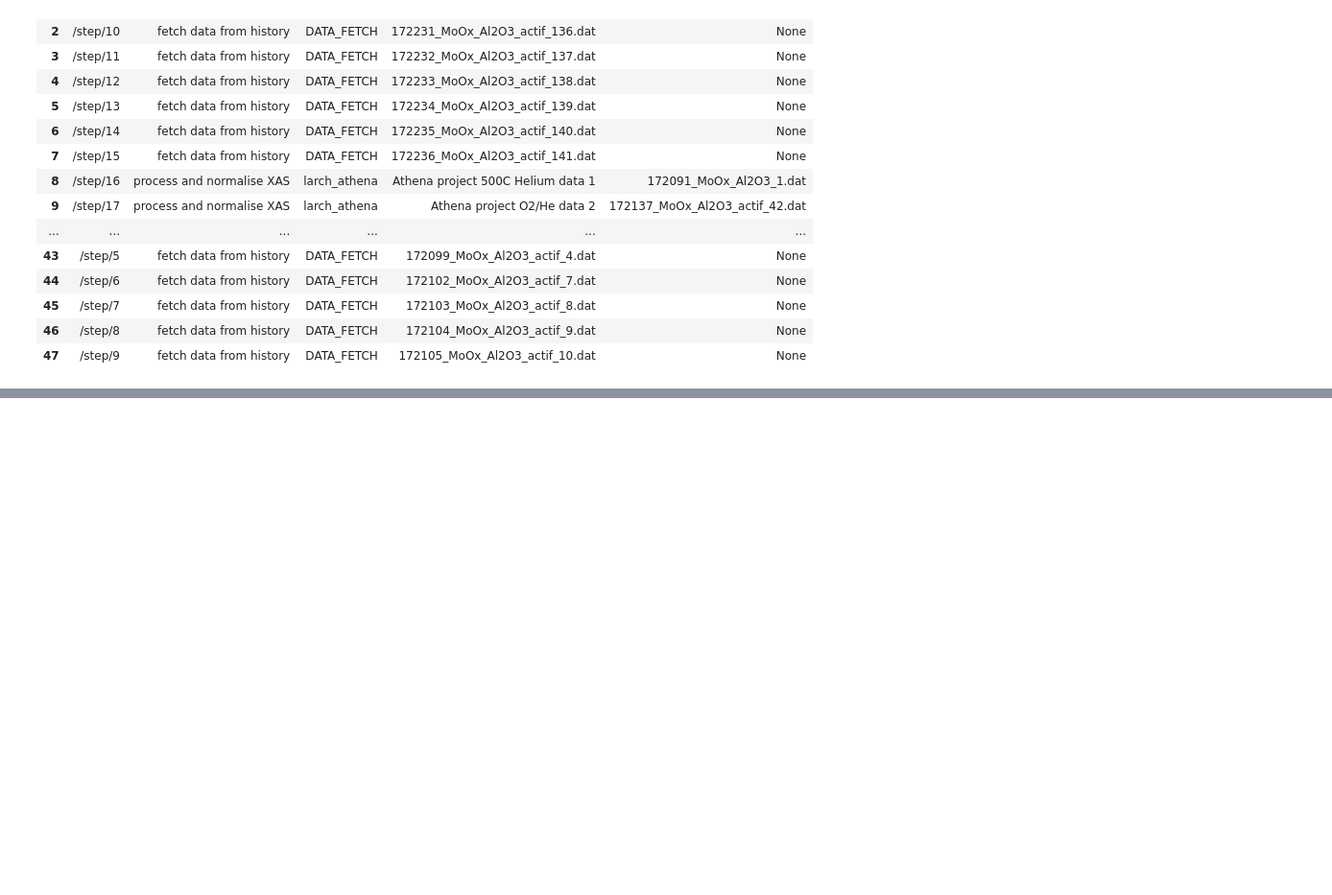
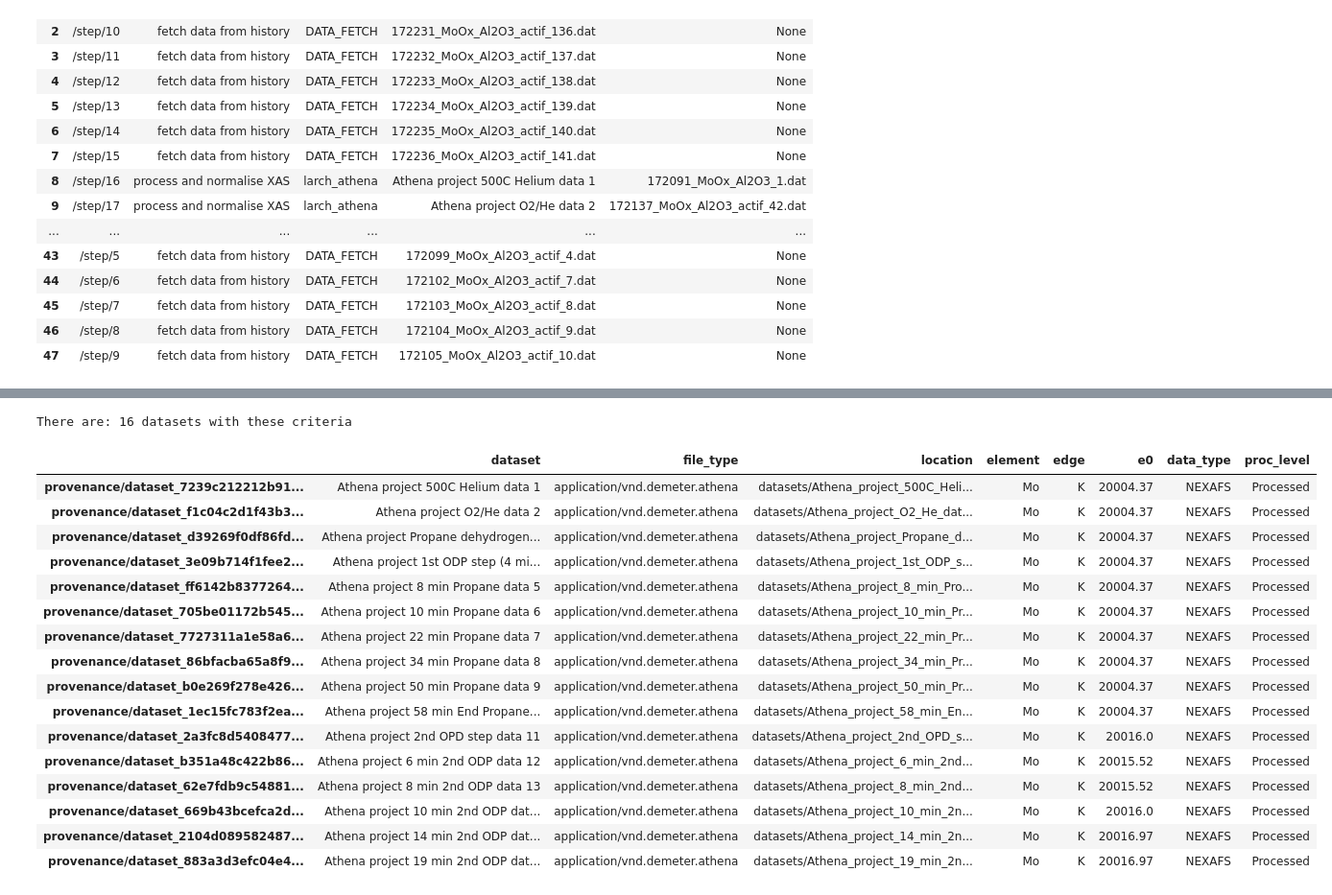
Before and after one commit to scman1/Galaxy-RO-Crate-Parse, a Jupyter notebook: Use RO-Crate Datasets.ipynb, the cells around one changed output, grey strips where cells are left out. Shown at 96% size. Cells and saved outputs as stored; diff of their text form; code cells hidden in the pictures; blank space fills up the shorter version.

```diff
--- a/Use RO-Crate Datasets.ipynb
+++ b/Use RO-Crate Datasets.ipynb
@@ -447,0 +513,29 @@ display(HTML(datasets_provenance.to_html().replace("\\n","<br>")))
+# %%
+ds_selected = df_datasets[
+    (df_datasets["element"] == Literal("Mo")) &
+    (df_datasets["edge"] == Literal("K")) &
+    (df_datasets["file_type"] == Literal("application/vnd.demeter.athena")) &
+    (df_datasets["data_type"].isin([Literal("NEXAFS"),Literal("XAS")] )) &
+    (df_datasets["proc_level"].isin([Literal('Processed', lang='en')] ))
+    ]
+print(f"There are: {len(ds_selected)} datasets with these criteria")
+ds_selected
+# %% [output]
+There are: 16 datasets with these criteria
+|  | dataset | file_type | location | element | edge | e0 | data_type | proc_level |
+| provenance/dataset_7239c212212b91... | Athena project 500C Helium data 1 | application/vnd.demeter.athena | datasets/Athena_project_500C_Heli... | Mo | K | 20004.37 | NEXAFS | Processed |
+| provenance/dataset_f1c04c2d1f43b3... | Athena project O2/He data 2 | application/vnd.demeter.athena | datasets/Athena_project_O2_He_dat... | Mo | K | 20004.37 | NEXAFS | Processed |
+| provenance/dataset_d39269f0df86fd... | Athena project Propane dehydrogen... | application/vnd.demeter.athena | datasets/Athena_project_Propane_d... | Mo | K | 20004.37 | NEXAFS | Processed |
+| provenance/dataset_3e09b714f1fee2... | Athena project 1st ODP step (4 mi... | application/vnd.demeter.athena | datasets/Athena_project_1st_ODP_s... | Mo | K | 20004.37 | NEXAFS | Processed |
+| provenance/dataset_ff6142b8377264... | Athena project 8 min Propane data 5 | application/vnd.demeter.athena | datasets/Athena_project_8_min_Pro... | Mo | K | 20004.37 | NEXAFS | Processed |
+| provenance/dataset_705be01172b545... | Athena project 10 min Propane data 6 | application/vnd.demeter.athena | datasets/Athena_project_10_min_Pr... | Mo | K | 20004.37 | NEXAFS | Processed |
+| provenance/dataset_7727311a1e58a6... | Athena project 22 min Propane data 7 | application/vnd.demeter.athena | datasets/Athena_project_22_min_Pr... | Mo | K | 20004.37 | NEXAFS | Processed |
+| provenance/dataset_86bfacba65a8f9... | Athena project 34 min Propane data 8 | application/vnd.demeter.athena | datasets/Athena_project_34_min_Pr... | Mo | K | 20004.37 | NEXAFS | Processed |
+| provenance/dataset_b0e269f278e426... | Athena project 50 min Propane data 9 | application/vnd.demeter.athena | datasets/Athena_project_50_min_Pr... | Mo | K | 20004.37 | NEXAFS | Processed |
+| provenance/dataset_1ec15fc783f2ea... | Athena project 58 min End Propane... | application/vnd.demeter.athena | datasets/Athena_project_58_min_En... | Mo | K | 20004.37 | NEXAFS | Processed |
+| provenance/dataset_2a3fc8d5408477... | Athena project 2nd OPD step data 11 | application/vnd.demeter.athena | datasets/Athena_project_2nd_OPD_s... | Mo | K | 20016.0 | NEXAFS | Processed |
+| provenance/dataset_b351a48c422b86... | Athena project 6 min 2nd ODP data 12 | application/vnd.demeter.athena | datasets/Athena_project_6_min_2nd... | Mo | K | 20015.52 | NEXAFS | Processed |
+| provenance/dataset_62e7fdb9c54881... | Athena project 8 min 2nd ODP data 13 | application/vnd.demeter.athena | datasets/Athena_project_8_min_2nd... | Mo | K | 20015.52 | NEXAFS | Processed |
+| provenance/dataset_669b43bcefca2d... | Athena project 10 min 2nd ODP dat... | application/vnd.demeter.athena | datasets/Athena_project_10_min_2n... | Mo | K | 20016.0 | NEXAFS | Processed |
+| provenance/dataset_2104d089582487... | Athena project 14 min 2nd ODP dat... | application/vnd.demeter.athena | datasets/Athena_project_14_min_2n... | Mo | K | 20016.97 | NEXAFS | Processed |
+| provenance/dataset_883a3d3efc04e4... | Athena project 19 min 2nd ODP dat... | application/vnd.demeter.athena | datasets/Athena_project_19_min_2n... | Mo | K | 20016.97 | NEXAFS | Processed |
```
Also changed, not shown: parts of 15 cells of this notebook, 2 other files.
